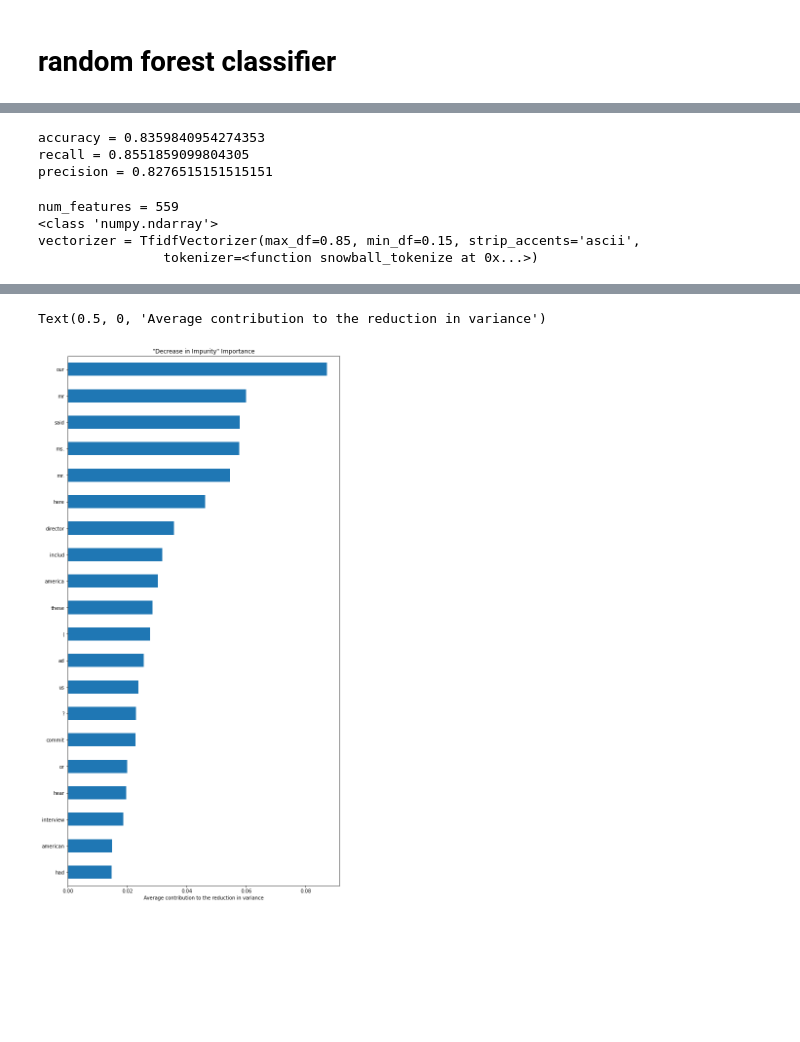
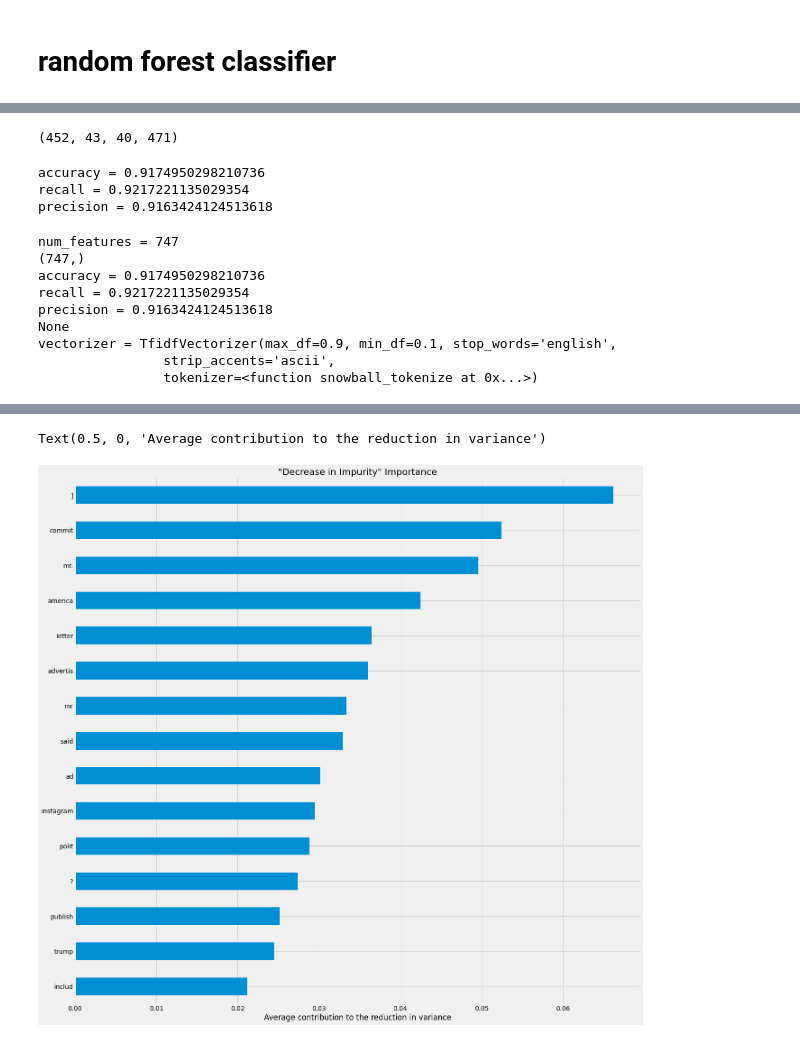
Before and after one commit to dj-betts/Capstone2, a Jupyter notebook: nlp.ipynb, the cells around one changed output, grey strips where cells are left out. Saved outputs shown, nothing was run; the diff lists cells and outputs as text; code cells hidden in the pictures; blank space fills up the shorter version.

```diff
--- a/nlp.ipynb
+++ b/nlp.ipynb
@@ -9,3 +11,6 @@ import numpy as np
+# %%
+import matplotlib.pyplot as plt
+plt.style.use('fivethirtyeight')
 # %%
 from sklearn.feature_extraction.text import CountVectorizer, TfidfVectorizer
 from sklearn.model_selection import train_test_split
@@ -228,11 +237,11 @@ vectorizer = TfidfVectorizer(#input='content',
 #                 preprocessor=None,
                  tokenizer=snowball_tokenize,
 #                 analyzer='word',
-                 stop_words=None,
+                 stop_words='english',
 #                 token_pattern='(?u)\b\w\w+\b',
 #                 ngram_range=(1, 1),
-                 max_df=0.85,
-                 min_df=0.15,
+                 max_df=0.90,
+                 min_df=0.10,
                  max_features=None,
 #                 vocabulary=None,
 #                 binary=False,
@@ -301,22 +310,33 @@ Wall time: 451 ms
 # %%
 tn, fp, fn, tp = confusion_matrix(y_true = y_test, y_pred = y_pred).ravel()
+# %%
+tn, fp, fn, tp
+# %% [output]
+(452, 43, 40, 471)
 # %%
 metrics_(tn, fp, fn, tp)
 # %% [output]
-accuracy = 0.8359840954274353
-recall = 0.8551859099804305
-precision = 0.8276515151515151
+accuracy = 0.9174950298210736
+recall = 0.9217221135029354
+precision = 0.9163424124513618
 # %%
 print(f'num_features = {rf_clf.n_features_}')
 feat_names = vectorizer.get_feature_names()
 feature_import = rf_clf.feature_importances_
-print(type(feature_import))
+print((feature_import.shape))
 feature_import.shape
+met = metrics_(tn, fp, fn, tp)
+print(met)
 print(f'vectorizer = {vectorizer}')
 # %% [output]
-num_features = 559
-<class 'numpy.ndarray'>
-vectorizer = TfidfVectorizer(max_df=0.85, min_df=0.15, strip_accents='ascii',
+num_features = 747
+(747,)
+accuracy = 0.9174950298210736
+recall = 0.9217221135029354
+precision = 0.9163424124513618
+None
+vectorizer = TfidfVectorizer(max_df=0.9, min_df=0.1, stop_words='english',
+                strip_accents='ascii',
                 tokenizer=<function snowball_tokenize at 0x...>)
 # %%
 %%time
@@ -324,7 +344,7 @@ print(datetime.datetime.now())
 feat_scores = pd.Series(feature_import,
                            index=feat_names)
 feat_scores = feat_scores.sort_values()
-ax = feat_scores[-20:].plot(kind='barh', figsize=(10,20))
+ax = feat_scores[-15:].plot(kind='barh', figsize=(20,20))
 ax.set_title('"Decrease in Impurity" Importance')
 ax.set_xlabel('Average contribution to the reduction in variance');
 # %% [output]
@@ -334,5 +354,5 @@ Wall time: 325 ms
 Text(0.5, 0, 'Average contribution to the reduction in variance')
-[figure, old version]
+[figure, new version]
 # %%
 %%time
 print(datetime.datetime.now())
```
Also changed, not shown: parts of 20 cells of this notebook, 3 other files.
